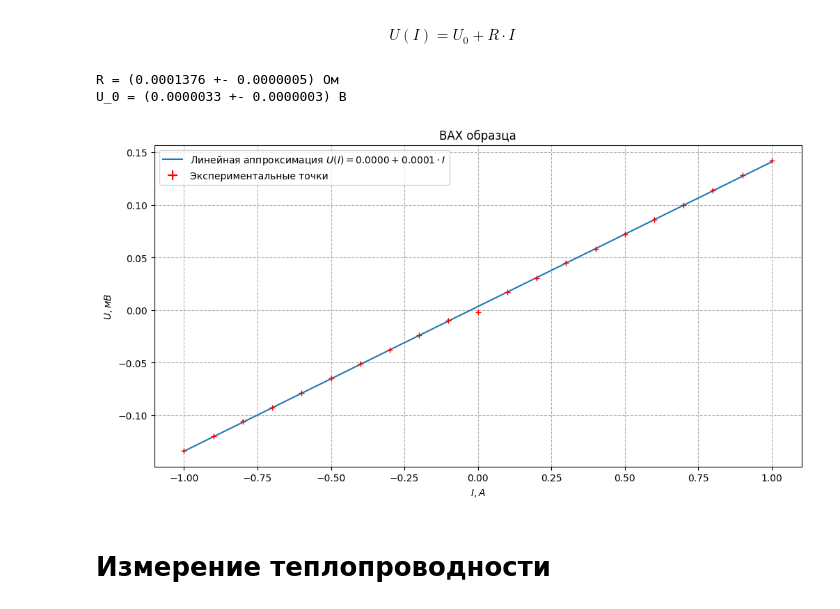
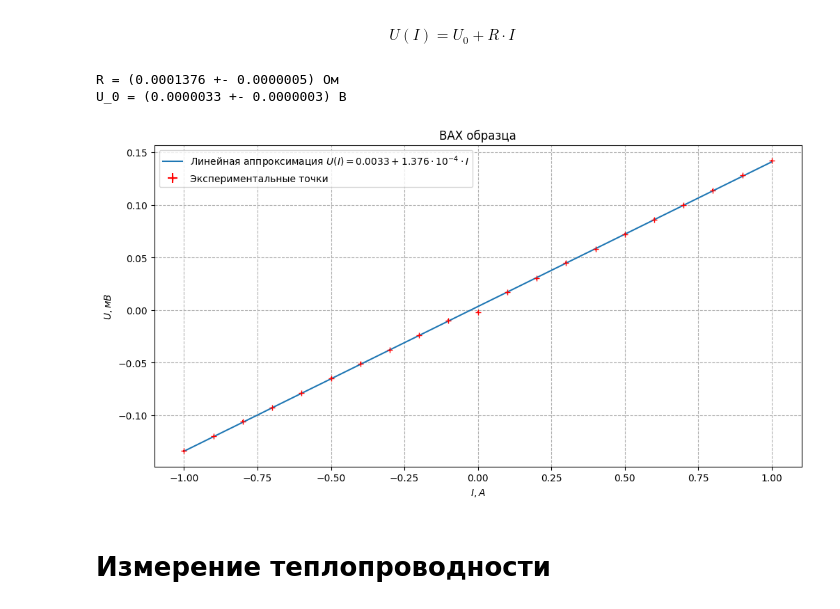
Before and after one commit to b3h4re/labs-mipt, a Jupyter notebook: 6/osf/11_8/11_8.ipynb, the cells around one changed output. Drawn from its saved outputs; the diff is of its cells as text; code cells hidden in the pictures.

```diff
--- a/6/osf/11_8/11_8.ipynb
+++ b/6/osf/11_8/11_8.ipynb
@@ -53,35 +58,36 @@ plt.errorbar(x=x, xerr=0.001, y=y * 1e3, yerr=0.001, fmt="+r", label="Экспе
 
 popt, pcov = curve_fit(linear, xdata=x, ydata=y, sigma=0.001)
 
 
 R, U_0 = popt
 R = np.float128(R)
 U_0 = np.float128(U_0)
 
 sigma_R, sigma_U_0 = np.sqrt(np.diag(pcov), dtype=np.float128)
 
 
 print(f"R = ({R:.7f} +- {sigma_R:.7f}) Ом")
 print(f"U_0 = ({U_0:.7f} +- {sigma_U_0:.7f}) В")
 
 x_model = np.linspace(min(x), max(x), 1000)
 y_model = R * x_model + U_0
 
 
 
-plt.plot(x_model, y_model * 1e3, label=rf"Линейная аппроксимация $U(I) = {U_0:.4f} + {R:.4f} \cdot I$")
+plt.plot(x_model, y_model * 1e3, label=rf"Линейная аппроксимация $U(I) = {(U_0 * 1e3):.4f} + {(R * 1e4):.3f} \cdot 10^{{-4}} \cdot I$")
 
 
 
 plt.ylabel(r"$U, мВ$")
 plt.xlabel(r"$I, А$")
 
 plt.legend()
+plt.savefig("pictures/graph_vah.pdf")
 plt.show()
 # %% [output]
 R = (0.0001376 +- 0.0000005) Ом
 U_0 = (0.0000033 +- 0.0000003) В
-[figure, old version]
+[figure, new version]
 # %% [markdown]
 # Измерение теплопроводности
 # %% [markdown]
```
Also changed, not shown: parts of 17 cells of this notebook, 6 other files.
